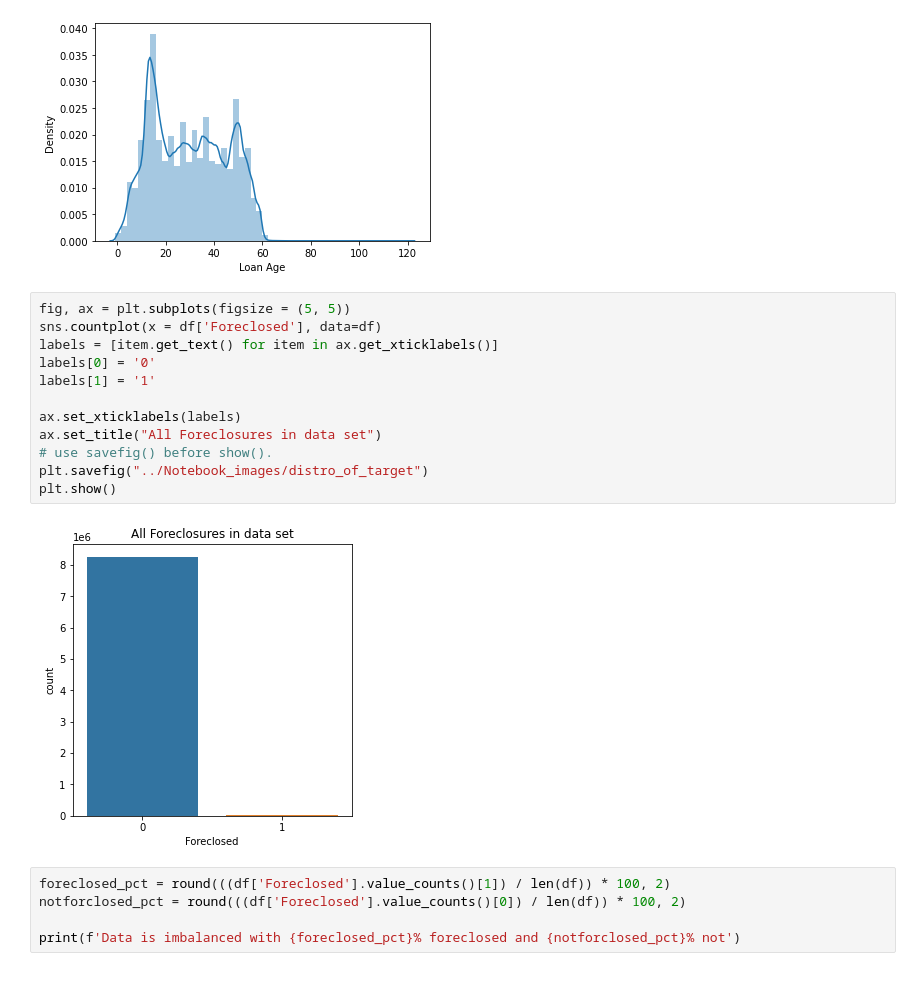
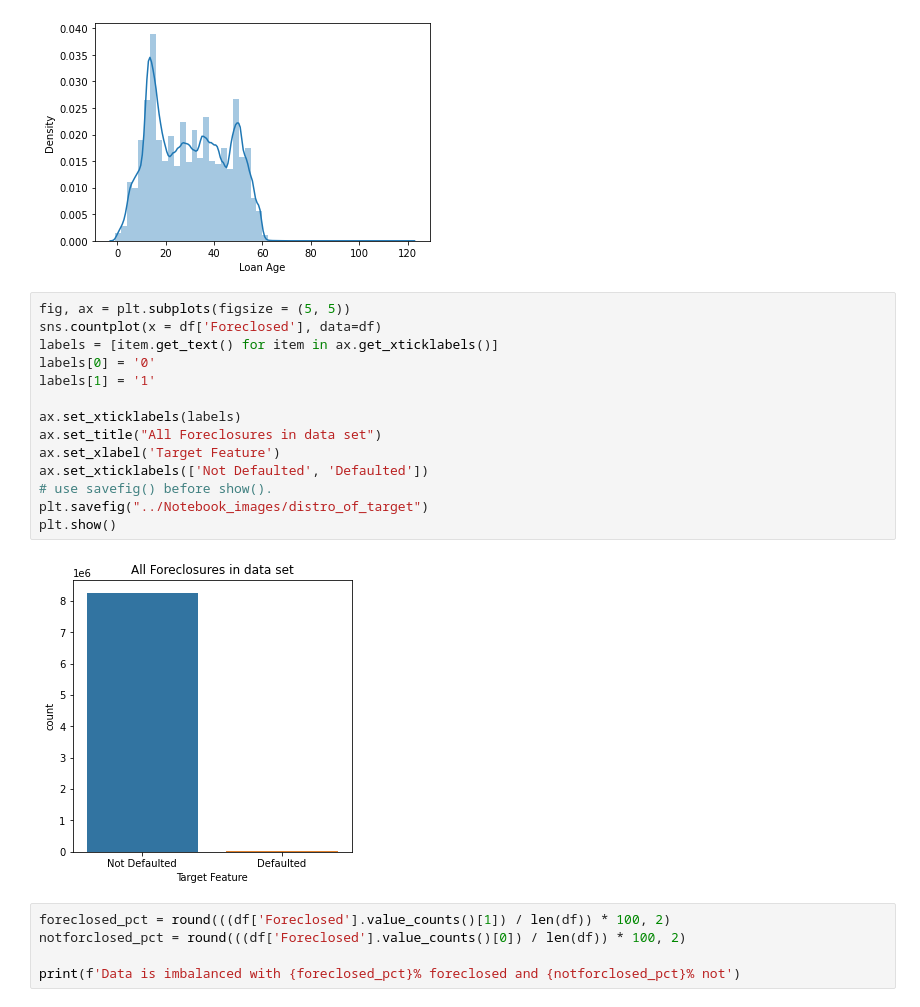
Before and after one commit to RaulCPena/classification_analysis, a Jupyter notebook: Jupyter_Notebooks/EDA.ipynb, the cells around one changed output. Saved outputs shown, nothing was run; the diff lists cells and outputs as text.

```diff
--- a/Jupyter_Notebooks/EDA.ipynb
+++ b/Jupyter_Notebooks/EDA.ipynb
@@ -54,17 +54,19 @@ sns_plot = sns.distplot(df['Loan Age'])
 # %%
 fig, ax = plt.subplots(figsize = (5, 5))
 sns.countplot(x = df['Foreclosed'], data=df)
 labels = [item.get_text() for item in ax.get_xticklabels()]
 labels[0] = '0'
 labels[1] = '1'
 
 ax.set_xticklabels(labels)
 ax.set_title("All Foreclosures in data set")
+ax.set_xlabel('Target Feature')
+ax.set_xticklabels(['Not Defaulted', 'Defaulted'])
 # use savefig() before show().
 plt.savefig("../Notebook_images/distro_of_target")
 plt.show()
 # %% [output]
-[figure, old version]
+[figure, new version]
 # %%
 foreclosed_pct = round(((df['Foreclosed'].value_counts()[1]) / len(df)) * 100, 2)
 notforclosed_pct = round(((df['Foreclosed'].value_counts()[0]) / len(df)) * 100, 2)
```
Also changed, not shown: 12 other files.
